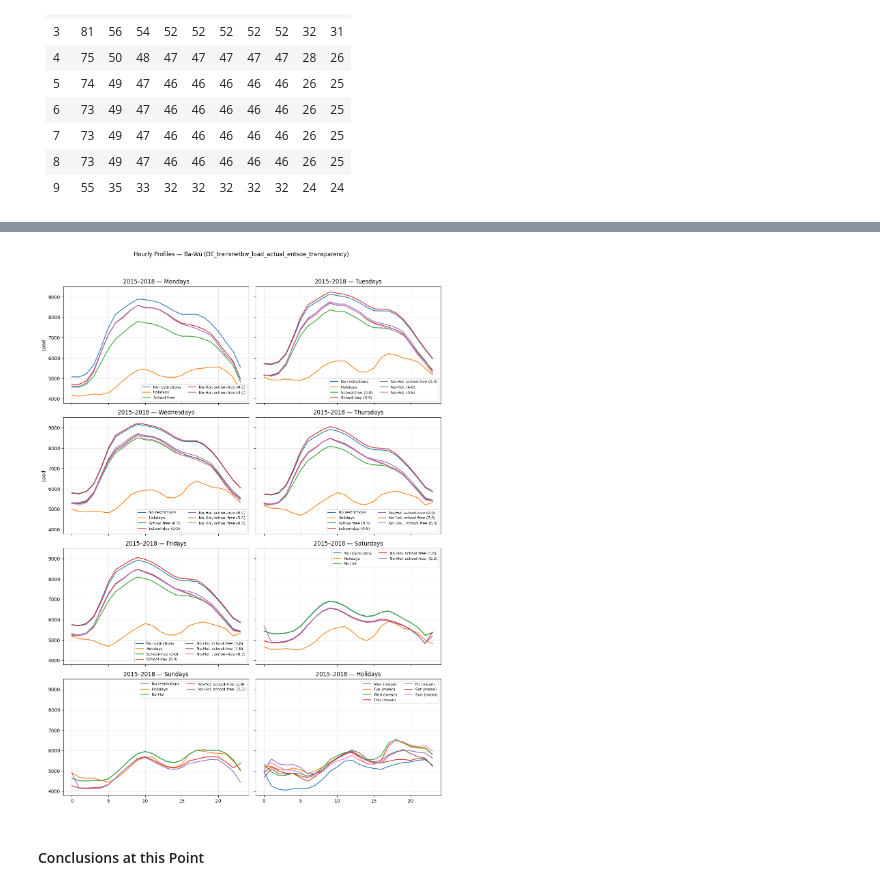
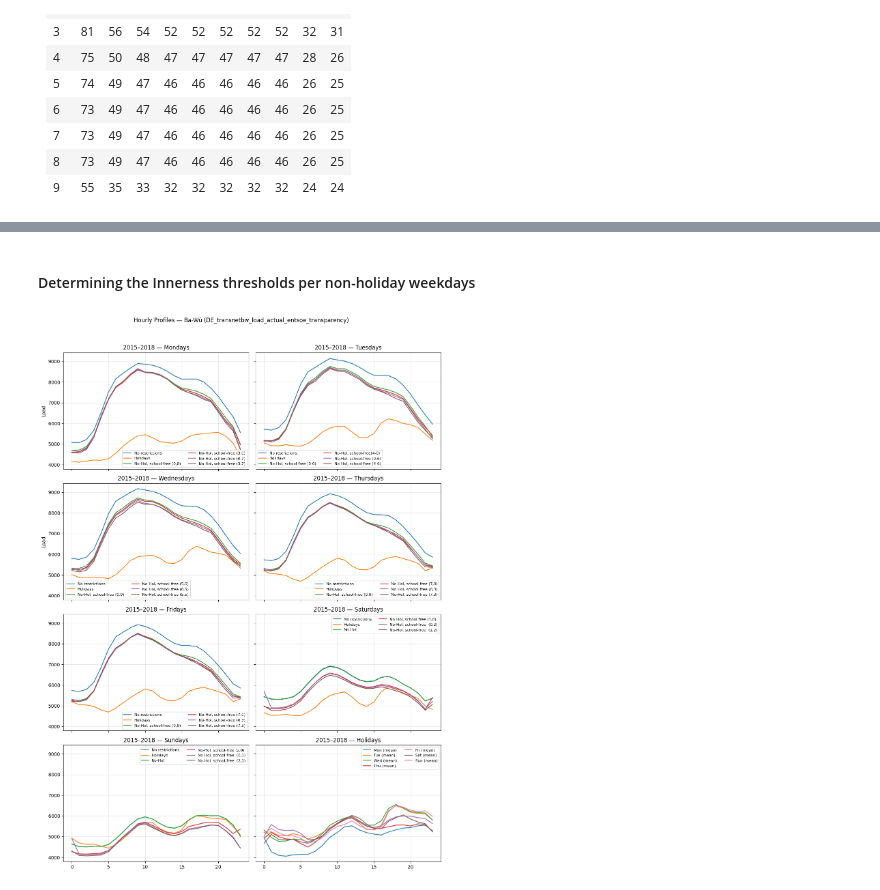
Before and after one commit to F-Skorz/electricity-demand-project, a Jupyter notebook: notebooks/04_EngineerHolidaynessFeature.ipynb, the cells around one changed output, grey strips where cells are left out. Cells and saved outputs as stored; diff of their text form; code cells hidden in the pictures.

Commit message:
Finding meaningful threshold for streak-length, 04_EngineerHolidaynessFeature.ipynb

```diff
--- a/notebooks/04_EngineerHolidaynessFeature.ipynb
+++ b/notebooks/04_EngineerHolidaynessFeature.ipynb
@@ -1566,0 +1479,2 @@ sun_profiles_to_plot = [("No restrictions", profiles[("none","all", "sun", None,
+# %% [markdown]
+<h4> Determining the Innerness thresholds per non-holiday weekdays</h4>
@@ -1567,30 +1532,28 @@ sun_profiles_to_plot = [("No restrictions", profiles[("none","all", "sun", None,
 # %%
 ###############################################
 #                  PLOT
 ###############################################
 
 fig, axes = plt.subplots(4, 2, figsize=(12, 16), sharex=True, sharey=True)
 (ax11, ax12), (ax21, ax22), (ax31, ax32), (ax41,ax42) = axes
 
 # --- Row 1 ---
-plu.plot_weekday_set(ax11, mon_profiles_to_plot, "2015–2018 — Mondays", ylabel="Load")
-plu.plot_weekday_set(ax12, tue_profiles_to_plot,"2015–2018 — Tuesdays")
+plu.plot_weekday_set(ax11, mon_profiles_to_plot_to_det_inn_thresh, "2015–2018 — Mondays", ylabel="Load")
+plu.plot_weekday_set(ax12, tue_profiles_to_plot_to_det_inn_thresh,"2015–2018 — Tuesdays")
 # --- Row 2 ---
-plu.plot_weekday_set(ax21, wed_profiles_to_plot, "2015–2018 — Wednesdays", ylabel="Load")
-plu.plot_weekday_set(ax22, fri_profiles_to_plot, "2015–2018 — Thursdays")
+plu.plot_weekday_set(ax21, wed_profiles_to_plot_to_det_inn_thresh, "2015–2018 — Wednesdays", ylabel="Load")
+plu.plot_weekday_set(ax22, fri_profiles_to_plot_to_det_inn_thresh, "2015–2018 — Thursdays")
 # --- Row 3 ---
-plu.plot_weekday_set(ax31,fri_profiles_to_plot, "2015–2018 — Fridays")
-plu.plot_weekday_set(ax32, sat_profiles_to_plot, "2015–2018 — Saturdays")
+plu.plot_weekday_set(ax31,fri_profiles_to_plot_to_det_inn_thresh, "2015–2018 — Fridays")
+plu.plot_weekday_set(ax32, sat_profiles_to_plot_to_det_inn_thresh, "2015–2018 — Saturdays")
 # --- Row 4 ---
-plu.plot_weekday_set(ax41, sun_profiles_to_plot, "2015–2018 — Sundays")
+plu.plot_weekday_set(ax41, sun_profiles_to_plot_to_det_inn_thresh, "2015–2018 — Sundays")
 plu.plot_weekday_set(ax42, profiles_BW_hol,    "2015–2018 — Holidays")
 
 
 fig.suptitle("Hourly Profiles — Ba-Wü (DE_transnetbw_load_actual_entsoe_transparency)",
              y=1.02, fontsize=12)
 plt.tight_layout()
 plt.show()
 # %% [output]
-[figure, old version]
+[figure, new version]
-# %% [markdown]
-<h4> Conclusions at this Point</h4>
```
Also changed, not shown: parts of 11 cells of this notebook.
